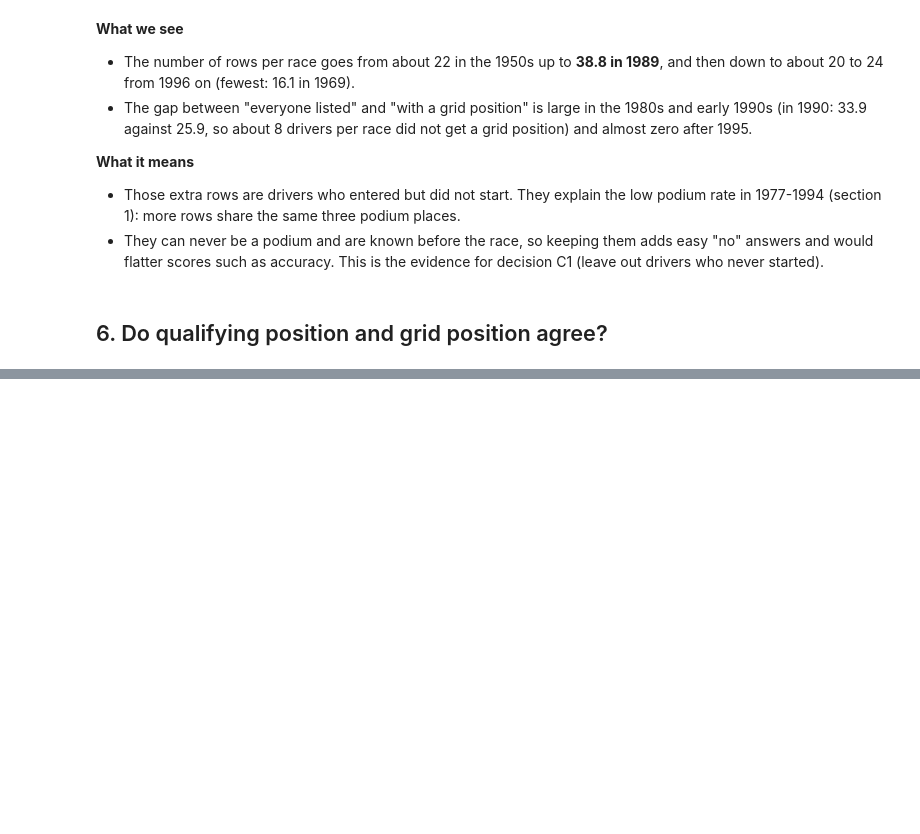
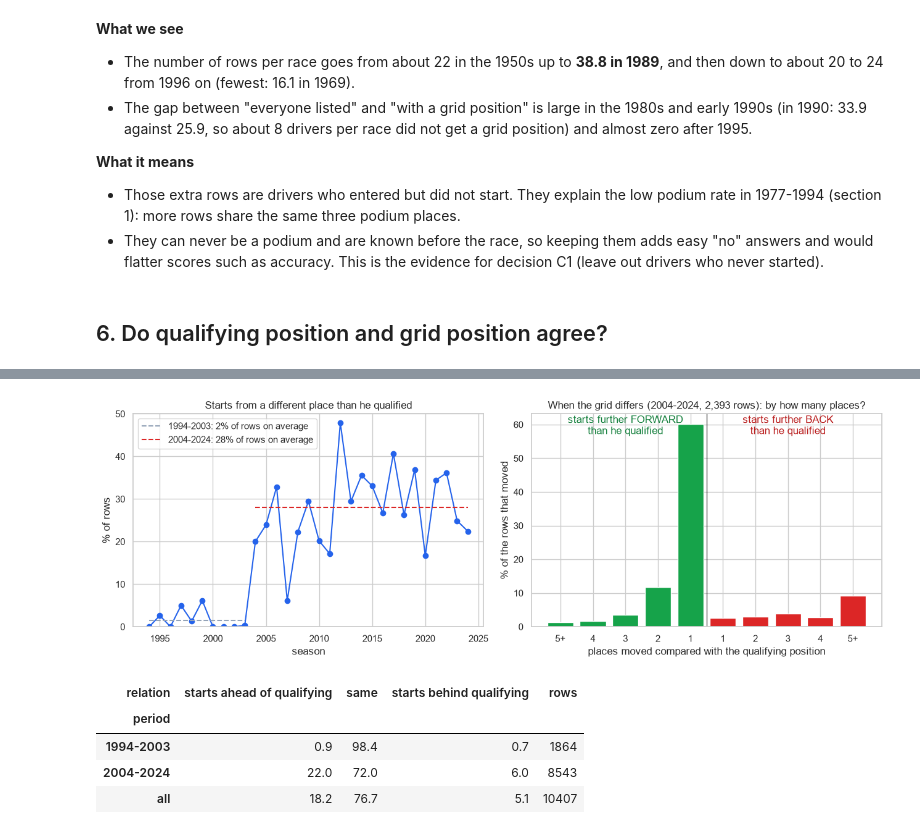
Before and after one commit to esralsayed/ACL-milestone1, a Jupyter notebook: F1_podium_prediction.ipynb, the cells around one changed output, grey strips where cells are left out. Saved outputs shown, nothing was run; the diff lists cells and outputs as text; code cells hidden in the pictures; blank space fills up the shorter version.

```diff
--- a/F1_podium_prediction.ipynb
+++ b/F1_podium_prediction.ipynb
@@ -1550,7 +1579,7 @@ eda = results_one_row.copy()
 for col in ["resultId", "grid", "positionOrder", "laps"]:
     eda[col] = eda[col].astype(int)
 
-eda = eda.merge(text["races"][["raceId", "year", "round", "circuitId"]], on="raceId")
+eda = eda.merge(text["races"][["raceId", "year", "round", "circuitId"]], on="raceId", validate="many_to_one")   # each result row gets exactly one race
 eda["year"] = eda["year"].astype(int)
 eda["podium"] = (eda["positionOrder"] <= 3).astype(int)          # 1 = finished 1st, 2nd or 3rd
 
@@ -1558,6 +1587,8 @@ eda["podium"] = (eda["positionOrder"] <= 3).astype(int)          # 1 = finished
 ERA_BINS = [1949, 1957, 1965, 1976, 1988, 1994, 2008, 2013, 2021, 2024]
 ERA_LABELS = ["1950-57", "1958-65", "1966-76", "1977-88", "1989-94", "1995-2008", "2009-13", "2014-21", "2022-24"]
 eda["era"] = pd.cut(eda["year"], bins=ERA_BINS, labels=ERA_LABELS)
+assert eda["era"].notna().all(), "a season is outside the era bins"
+assert len(eda) == len(results_one_row), "the join changed the number of rows"
 
 print(f"{len(eda):,} rows, {eda['raceId'].nunique():,} races, seasons {eda['year'].min()}-{eda['year'].max()}")
 # %% [output]
@@ -1731,20 +1871,49 @@ per_season.loc[[1950, 1960, 1970, 1980, 1990, 1995, 2000, 2010, 2020, 2024], ["r
 # %%
 # Rows that have both a qualifying position and a starting position
 both = with_q[with_q["has_qualifying"] & (with_q["grid"] > 0)].copy()
 both["quali_position"] = both["quali_position"].astype(int)
-both["difference"] = both["grid"] - both["quali_position"]          # > 0: starts further back than he qualified
-both["relation"] = pd.cut(both["difference"], [-100, -1, 0, 100], labels=["starts ahead of qualifying", "same", "starts behind qualifying"])
+both["moved"] = both["grid"] - both["quali_position"]          # places moved: negative = starts further forward, positive = further back
+both["differs"] = both["moved"] != 0
+both["period"] = np.where(both["year"] <= 2003, "1994-2003", "2004-2024")
 
-share = both.groupby("year")["relation"].value_counts(normalize=True).unstack() * 100
-ax = share.loc[1994:].plot.bar(stacked=True, figsize=(12, 4), color=["#16a34a", "#94a3b8", "#dc2626"], title="Grid position compared with qualifying position")
-ax.set(ylabel="% of rows"); ax.legend(loc="upper left", bbox_to_anchor=(1.01, 1))
+fig, ax = plt.subplots(1, 2, figsize=(13, 4.5))
+
+# Left: how often does the grid differ from the qualifying order, per season?
+by_year = both.groupby("year")["differs"].mean() * 100
+ax[0].plot(by_year.index, by_year.values, marker="o", color="#2563eb")
+for name, color in [("1994-2003", "#94a3b8"), ("2004-2024", "#dc2626")]:
+    in_period = by_year.index <= 2003 if name == "1994-2003" else by_year.index >= 2004
+    mean = both.loc[both["period"] == name, "differs"].mean() * 100
+    ax[0].hlines(mean, by_year.index[in_period].min(), by_year.index[in_period].max(), color=color, linestyle="--",
+                 label=f"{name}: {mean:.0f}% of rows on average")
+ax[0].set(title="Starts from a different place than he qualified", xlabel="season", ylabel="% of rows", ylim=(0, 50))
+ax[0].legend(loc="upper left")
+
+# Right: when the grid differs (2004-2024), by how many places?
+moved = both.loc[both["differs"] & (both["period"] == "2004-2024"), "moved"].clip(-5, 5)    # 5 means "5 or more"
+share = moved.value_counts(normalize=True).mul(100).reindex(range(-5, 6)).drop(0).fillna(0)
+ax[1].bar(range(len(share)), share.values, color=["#16a34a" if v < 0 else "#dc2626" for v in share.index])
+ax[1].set_xticks(range(len(share)))
+ax[1].set_xticklabels([f"{abs(v)}+" if abs(v) == 5 else str(abs(v)) for v in share.index])
+ax[1].axvline(4.5, color="black", linewidth=0.8)
+ax[1].text(2, share.max() * 0.95, "starts further FORWARD\nthan he qualified", ha="center", color="#15803d")
+ax[1].text(7, share.max() * 0.95, "starts further BACK\nthan he qualified", ha="center", color="#b91c1c")
+ax[1].set(title=f"When the grid differs (2004-2024, {len(moved):,} rows): by how many places?",
+          xlabel="places moved compared with the qualifying position", ylabel="% of the rows that moved")
 plt.tight_layout(); plt.show()
 
-# Before and after 2004
-both["period"] = both["year"].map(lambda y: "1994-2003" if y <= 2003 else "2004-2024")
+# Summary table: share of rows in each group, per period
+both["relation"] = pd.cut(both["moved"], [-100, -1, 0, 100], labels=["starts ahead of qualifying", "same", "starts behind qualifying"])
 table = pd.crosstab(both["period"], both["relation"], normalize="index").mul(100).round(1)
-table["rows"] = both["period"].value_counts()
+table["rows"] = both["period"].value_counts().astype(int)
 table.loc["all"] = list(both["relation"].value_counts(normalize=True).mul(100).round(1)[table.columns[:3]]) + [len(both)]
 table.astype({"rows": int})
+# %% [output]
+[figure, added]
+| relation | starts ahead of qualifying | same | starts behind qualifying | rows |
+| period |  |  |  |  |
+| 1994-2003 | 0.9 | 98.4 | 0.7 | 1864 |
+| 2004-2024 | 22.0 | 72.0 | 6.0 | 8543 |
+| all | 18.2 | 76.7 | 5.1 | 10407 |
 # %% [markdown]
 **What we see**
```
Also changed, not shown: parts of 44 cells of this notebook, 2 other files.
